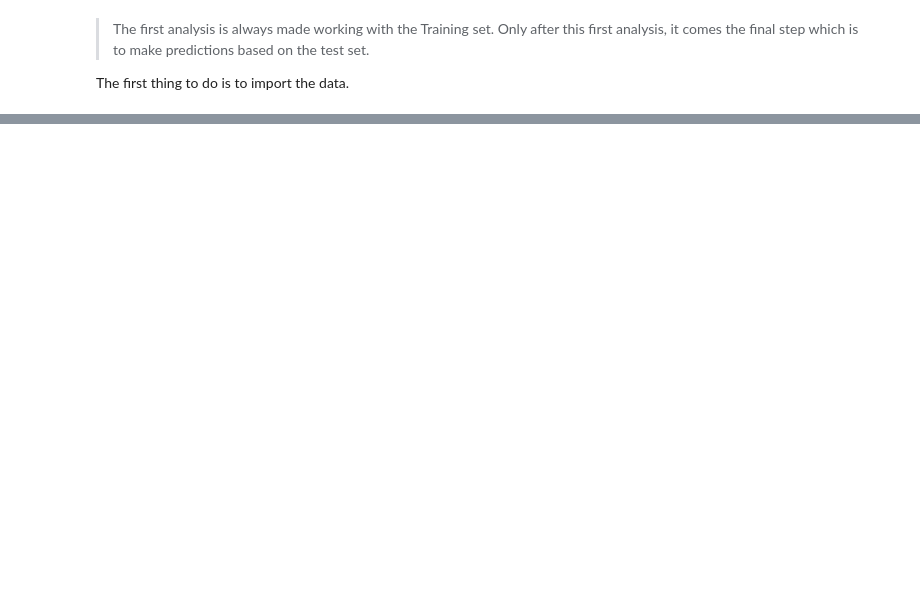
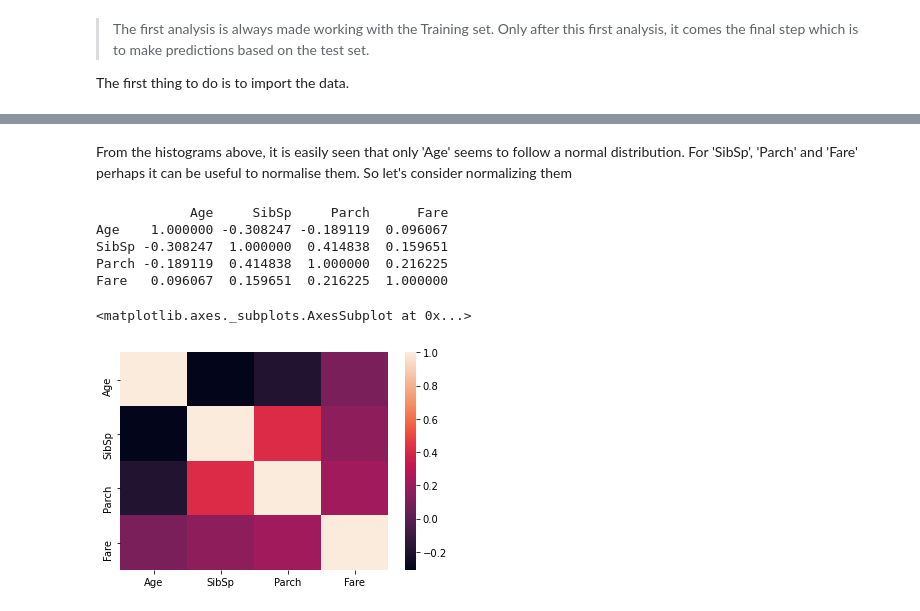
Before and after one commit to carlacotas/data-science-kaggle-Titanic-Project, a Jupyter notebook: TitanicProjectExample.ipynb, the cells around one changed output, grey strips where cells are left out. Drawn from its saved outputs; the diff is of its cells as text; code cells hidden in the pictures; blank space fills up the shorter version.

```diff
--- a/TitanicProjectExample.ipynb
+++ b/TitanicProjectExample.ipynb
@@ -84,0 +128,5 @@ Index(['PassengerId', 'Survived', 'Pclass', 'Name', 'Sex', 'Age', 'SibSp',
+# %%
+#quick way to see all the columns name, and, separate numeric and categorical colummns
+training.describe().columns
+df_num = training[['Age','SibSp','Parch','Fare']] #numerical variables
+df_cat = training[['Survived','Pclass','Sex','Ticket','Cabin','Embarked']] #categorical variables
@@ -84,0 +148,13 @@ Index(['PassengerId', 'Survived', 'Pclass', 'Name', 'Sex', 'Age', 'SibSp',
+# %% [markdown]
+From the histograms above, it is easily seen that only 'Age' seems to follow a normal distribution. For 'SibSp', 'Parch' and 'Fare' perhaps it can be useful to normalise them. So let's consider normalizing them
+# %%
+print(df_num.corr())
+sns.heatmap(df_num.corr())
+# %% [output]
+            Age     SibSp     Parch      Fare
+Age    1.000000 -0.308247 -0.189119  0.096067
+SibSp -0.308247  1.000000  0.414838  0.159651
+Parch -0.189119  0.414838  1.000000  0.216225
+Fare   0.096067  0.159651  0.216225  1.000000
+<matplotlib.axes._subplots.AxesSubplot at 0x...>
+[figure, added]
```
Also changed, not shown: parts of 9 cells of this notebook.
